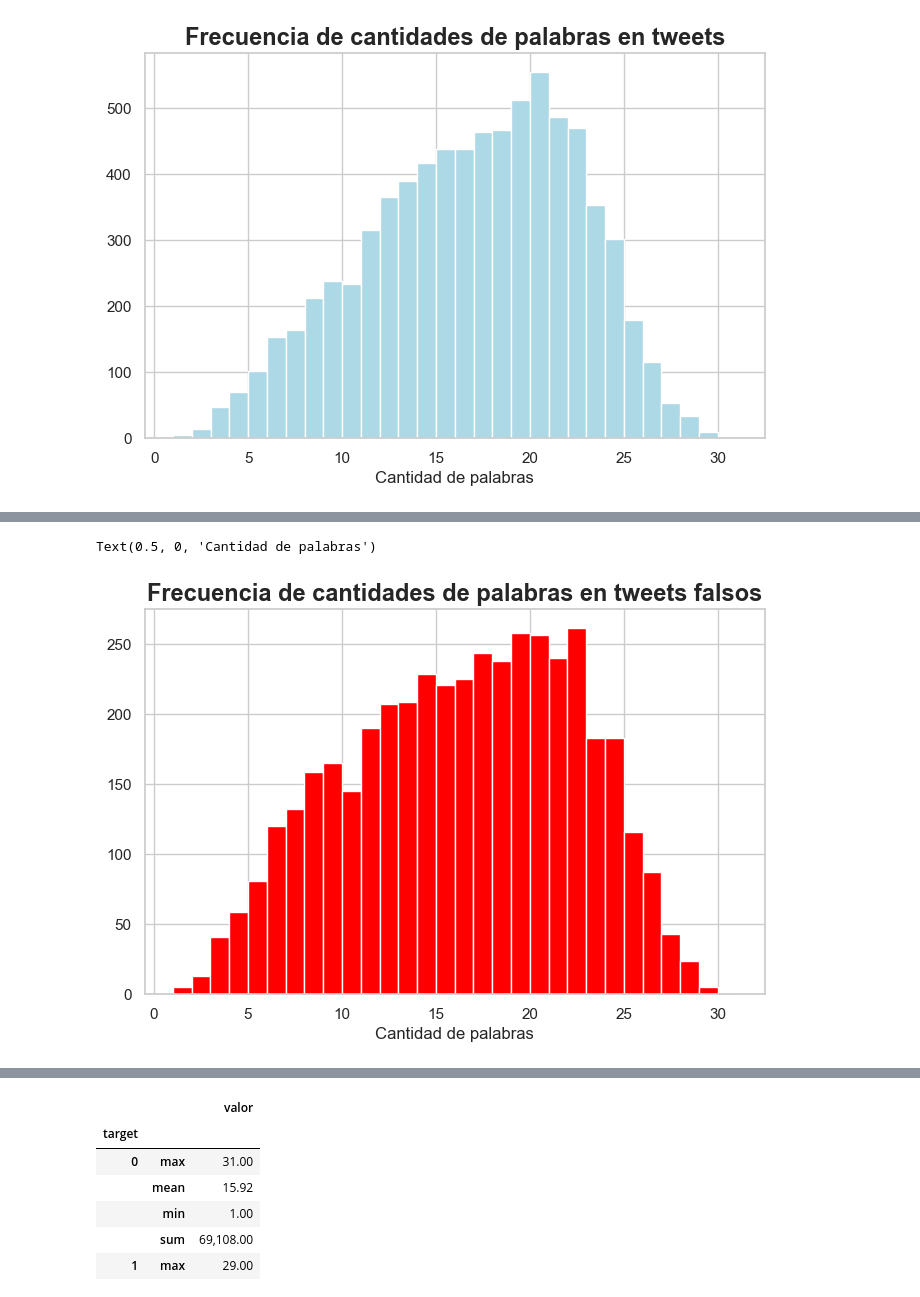
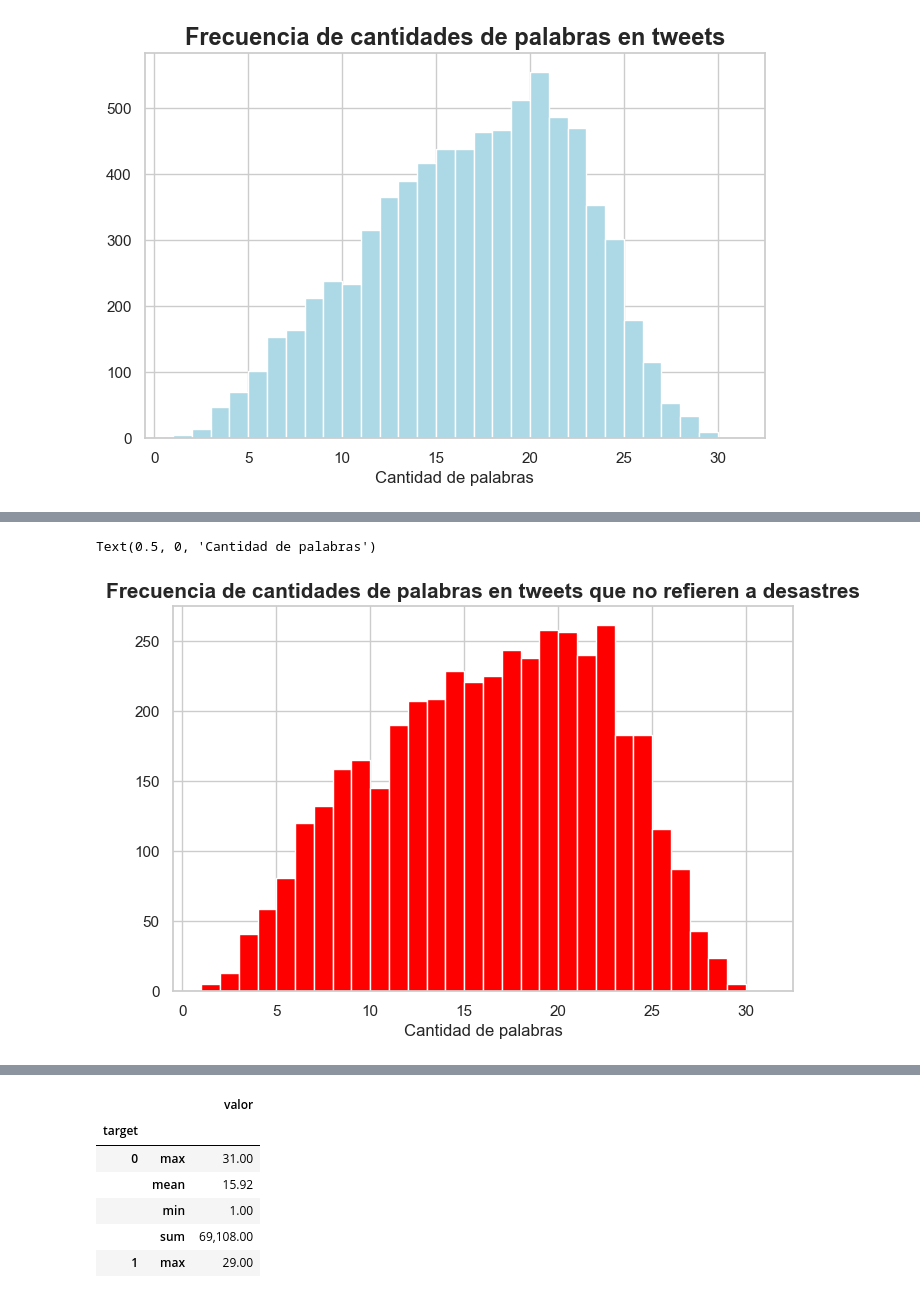
Before and after one commit to aleacevedo/Datos-TP-1C-2020, a Jupyter notebook: TP1 - Matias/repeticion de palabras.ipynb, the cells around one changed output, grey strips where cells are left out. Saved outputs shown, nothing was run; the diff lists cells and outputs as text; code cells hidden in the pictures.

```diff
--- a/TP1 - Matias/repeticion de palabras.ipynb
+++ b/TP1 - Matias/repeticion de palabras.ipynb
@@ -111,8 +111,8 @@ Text(0.5, 0, 'Cantidad de palabras')
 # %%
 tweets_falsos["words_count"].hist(bins=30, color="red")
-plt.title("Frecuencia de cantidades de palabras en tweets falsos", fontsize=17, fontweight="bold")
+plt.title("Frecuencia de cantidades de palabras en tweets que no refieren a desastres", fontsize=15, fontweight="bold")
 plt.xlabel("Cantidad de palabras", fontsize=12)
 # %% [output]
 Text(0.5, 0, 'Cantidad de palabras')
-[figure, old version]
+[figure, new version]
 # %%
```
Also changed, not shown: parts of 7 cells of this notebook, 1 other file.
